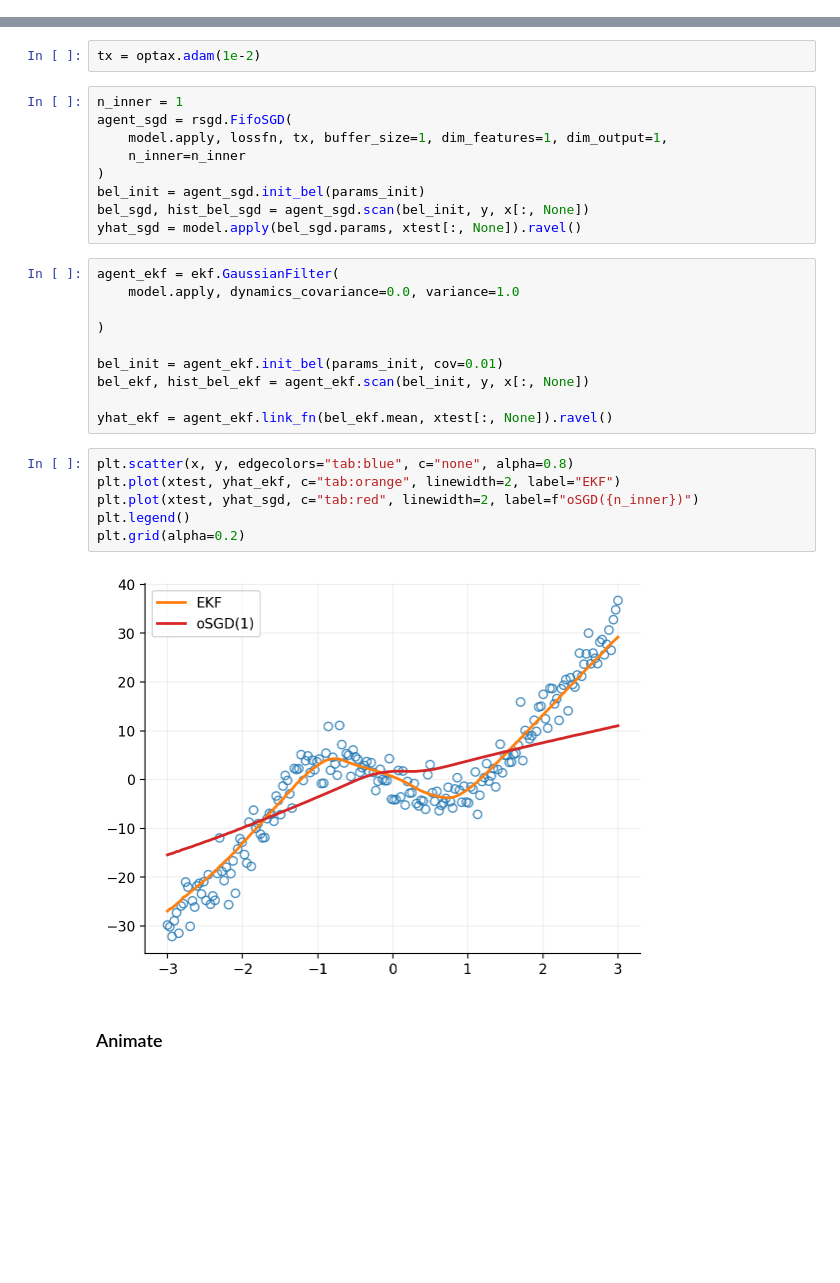
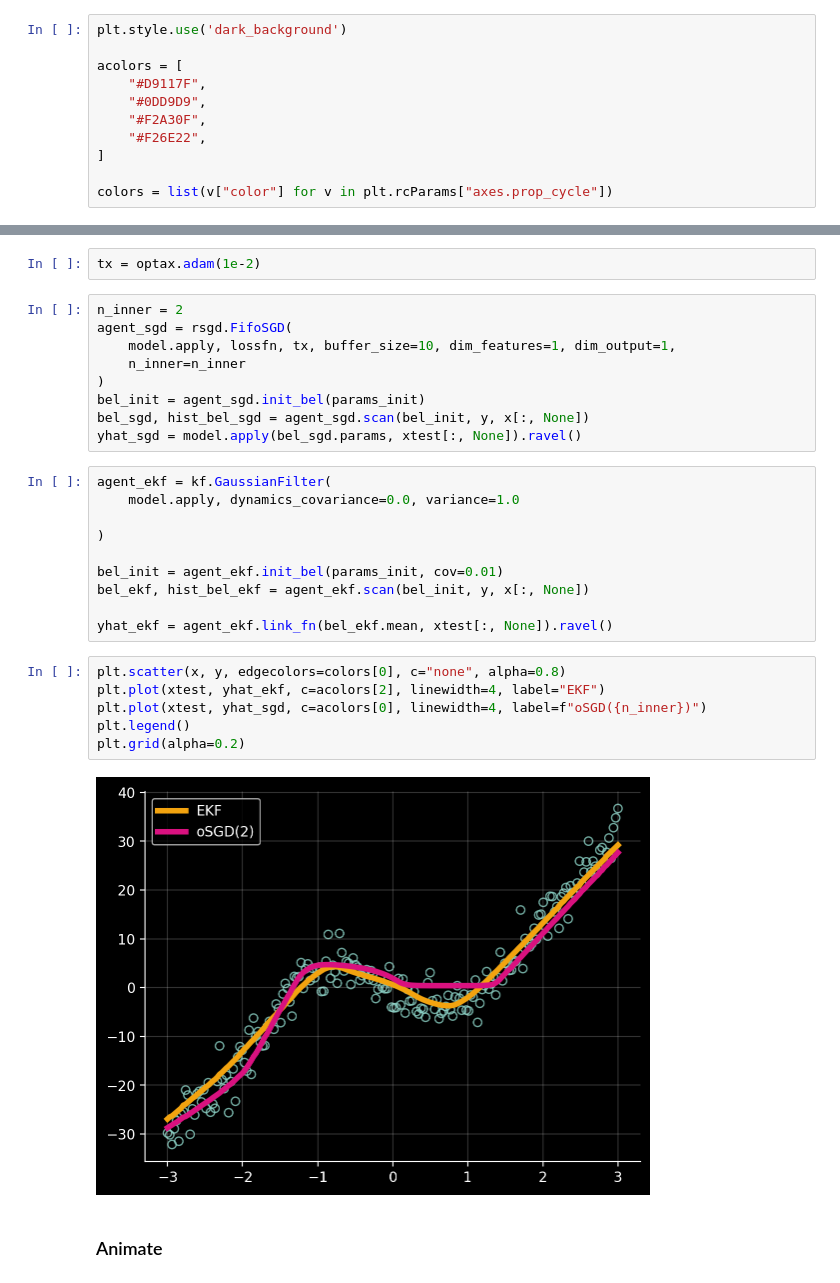
Before and after one commit to gerdm/misc, a Jupyter notebook: 2023-10/rebayes-mini-demo.ipynb, the cells around one changed output, grey strips where cells are left out. Saved outputs shown, nothing was run; the diff lists cells and outputs as text; blank space fills up the shorter version.

```diff
--- a/2023-10/rebayes-mini-demo.ipynb
+++ b/2023-10/rebayes-mini-demo.ipynb
@@ -22,0 +18,11 @@ The autoreload extension is already loaded. To reload it, use:
+# %%
+plt.style.use('dark_background')
+
+acolors = [
+    "#D9117F",
+    "#0DD9D9",
+    "#F2A30F",
+    "#F26E22",
+]
+
+colors = list(v["color"] for v in plt.rcParams["axes.prop_cycle"])
@@ -72,16 +82,16 @@ def lossfn(params, counter, x, y, applyfn):
 # %%
 tx = optax.adam(1e-2)
 # %%
-n_inner = 1
+n_inner = 2
 agent_sgd = rsgd.FifoSGD(
-    model.apply, lossfn, tx, buffer_size=1, dim_features=1, dim_output=1,
+    model.apply, lossfn, tx, buffer_size=10, dim_features=1, dim_output=1,
     n_inner=n_inner
 )
 bel_init = agent_sgd.init_bel(params_init)
 bel_sgd, hist_bel_sgd = agent_sgd.scan(bel_init, y, x[:, None])
 yhat_sgd = model.apply(bel_sgd.params, xtest[:, None]).ravel()
 # %%
-agent_ekf = ekf.GaussianFilter(
+agent_ekf = kf.GaussianFilter(
     model.apply, dynamics_covariance=0.0, variance=1.0
 
 )
@@ -91,13 +101,13 @@ bel_ekf, hist_bel_ekf = agent_ekf.scan(bel_init, y, x[:, None])
 
 yhat_ekf = agent_ekf.link_fn(bel_ekf.mean, xtest[:, None]).ravel()
 # %%
-plt.scatter(x, y, edgecolors="tab:blue", c="none", alpha=0.8)
-plt.plot(xtest, yhat_ekf, c="tab:orange", linewidth=2, label="EKF")
-plt.plot(xtest, yhat_sgd, c="tab:red", linewidth=2, label=f"oSGD({n_inner})")
+plt.scatter(x, y, edgecolors=colors[0], c="none", alpha=0.8)
+plt.plot(xtest, yhat_ekf, c=acolors[2], linewidth=4, label="EKF")
+plt.plot(xtest, yhat_sgd, c=acolors[0], linewidth=4, label=f"oSGD({n_inner})")
 plt.legend()
 plt.grid(alpha=0.2)
 # %% [output]
-[figure, old version]
+[figure, new version]
 # %% [markdown]
 ### Animate
 # %%
```
Also changed, not shown: parts of 8 cells of this notebook.
